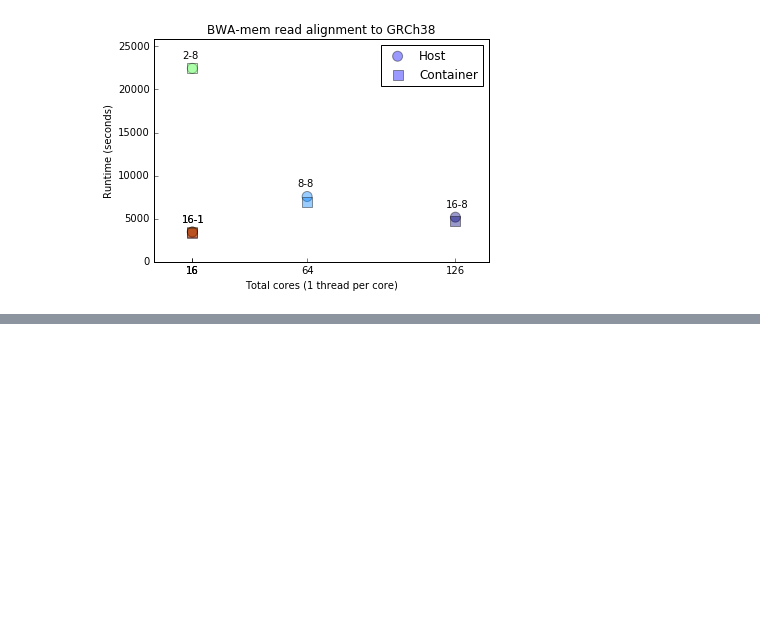
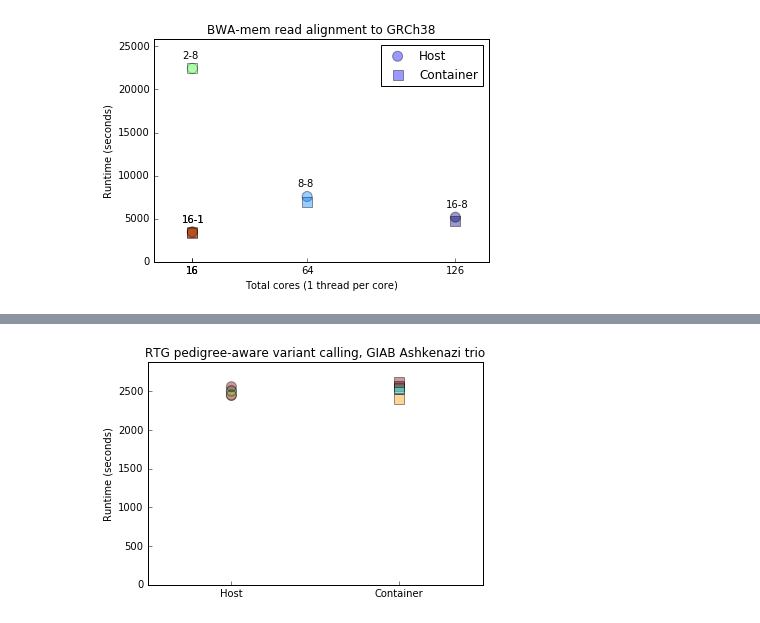
Before and after one commit to vsoch/singularity-scientific-example, a Jupyter notebook: Src/10.generate_graphs.ipynb, the cells around one changed output, grey strips where cells are left out. Cells and saved outputs as stored; diff of their text form; code cells hidden in the pictures; blank space fills up the shorter version.

```diff
--- a/Src/10.generate_graphs.ipynb
+++ b/Src/10.generate_graphs.ipynb
@@ -202,13 +238,16 @@ plt.title("RTG read alignment to GRCh38, GIAB Ashkenazi trio")
 # %%
 r9h = results_9[results_9["run_type"] == "host"]
 r9c = results_9[results_9["run_type"] == "container"]
 
 plt.scatter([0] * r9h.shape[0], r9h["run_time"], c=list(range(r9h.shape[0])), cmap=cm.jet, marker="o", s=100, alpha=0.4, label="Host")
 plt.scatter([1] * r9c.shape[0], r9c["run_time"], c=list(range(r9h.shape[0])), cmap=cm.jet, marker="s", s=100, alpha=0.4, label="Container")
 plt.xlim(-0.5, 1.5)
 plt.ylim(0, max(results_9["run_time"]) * 1.1)
 plt.ylabel("Runtime (seconds)")
 plt.xticks([0, 1], ["Host", "Container"])
 plt.tick_params(top="off", right="off")
 plt.title("RTG pedigree-aware variant calling, GIAB Ashkenazi trio")
-savefig("foo.png")
+
+plt.savefig(os.path.join(FIGURE_DIR, "9.runtime.png"))
+# %% [output]
+[figure, added]
```
Also changed, not shown: parts of 6 cells of this notebook, 6 other files.
